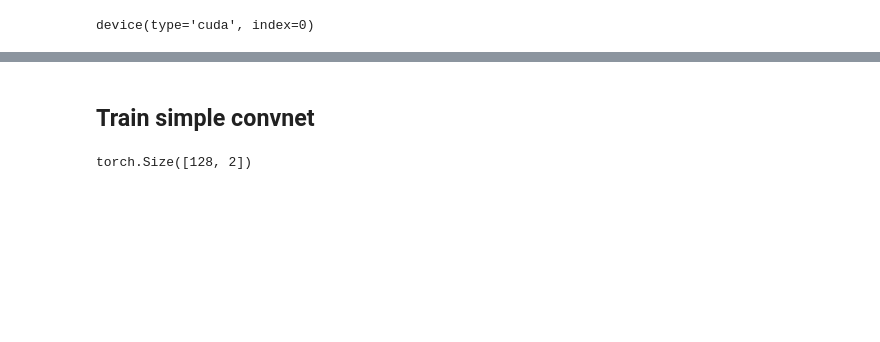
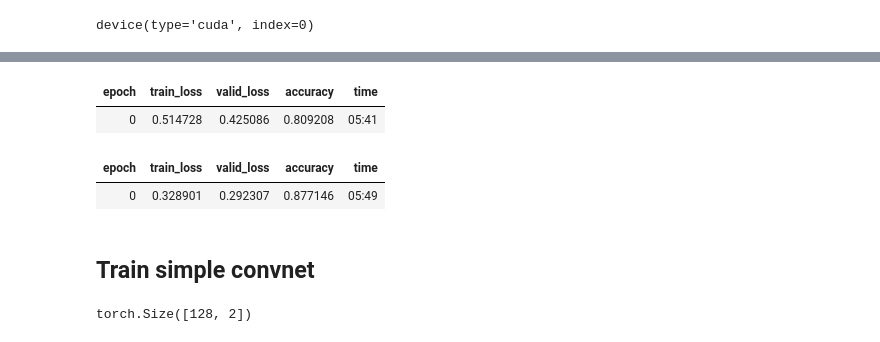
Before and after one commit to lewtun/dl4phys, a Jupyter notebook: lecture04.ipynb, the cells around one changed output, grey strips where cells are left out. Drawn from its saved outputs; the diff is of its cells as text; code cells hidden in the pictures; blank space fills up the shorter version.

```diff
--- a/lecture04.ipynb
+++ b/lecture04.ipynb
@@ -128,5 +216,10 @@ SuggestedLRs(valley=0.0010000000474974513)
 # %%
-# learn.fine_tune(1, 1e-3)
+learn.fine_tune(1, 1e-3)
+# %% [output]
+| epoch | train_loss | valid_loss | accuracy | time |
+| 0 | 0.514728 | 0.425086 | 0.809208 | 05:41 |
+| epoch | train_loss | valid_loss | accuracy | time |
+| 0 | 0.328901 | 0.292307 | 0.877146 | 05:49 |
 # %% [markdown]
 ## Train simple convnet
 # %%
```
Also changed, not shown: parts of 38 cells of this notebook.
